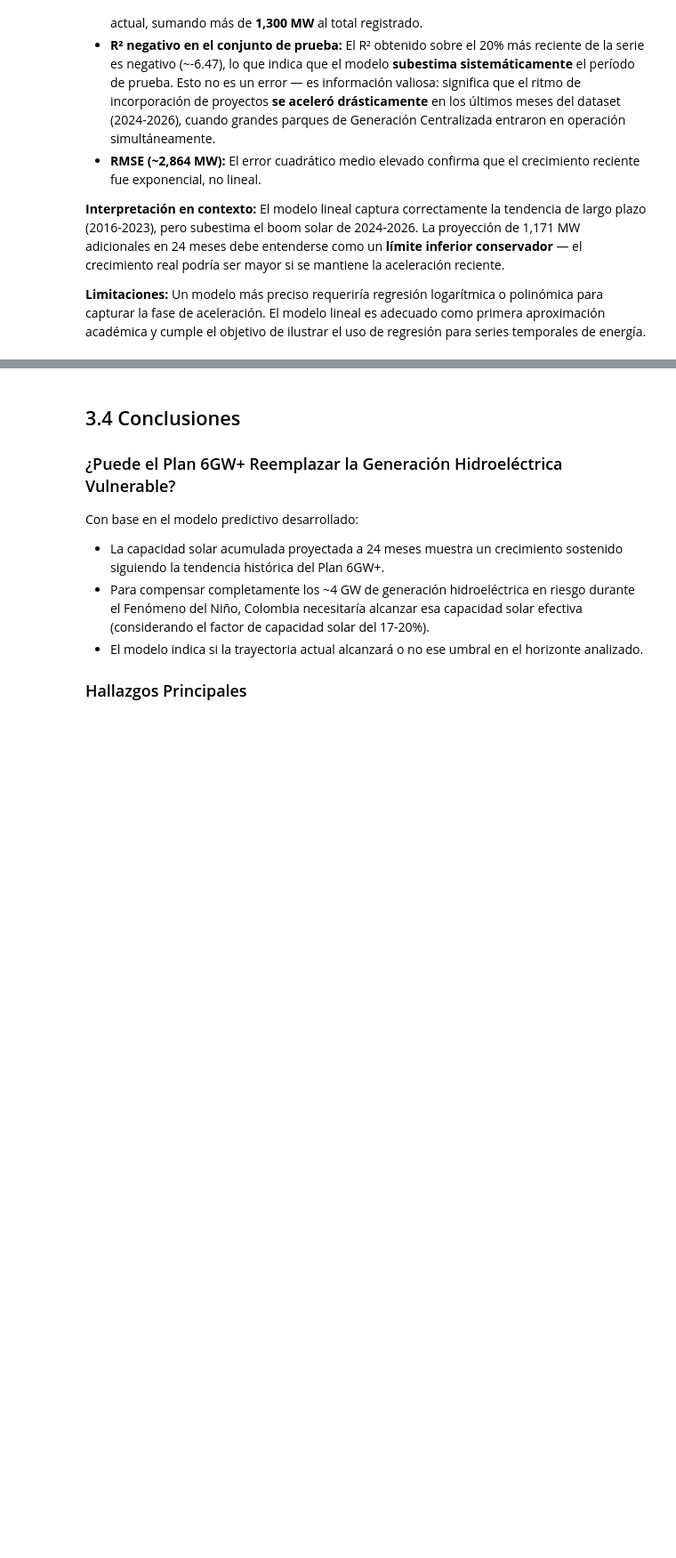
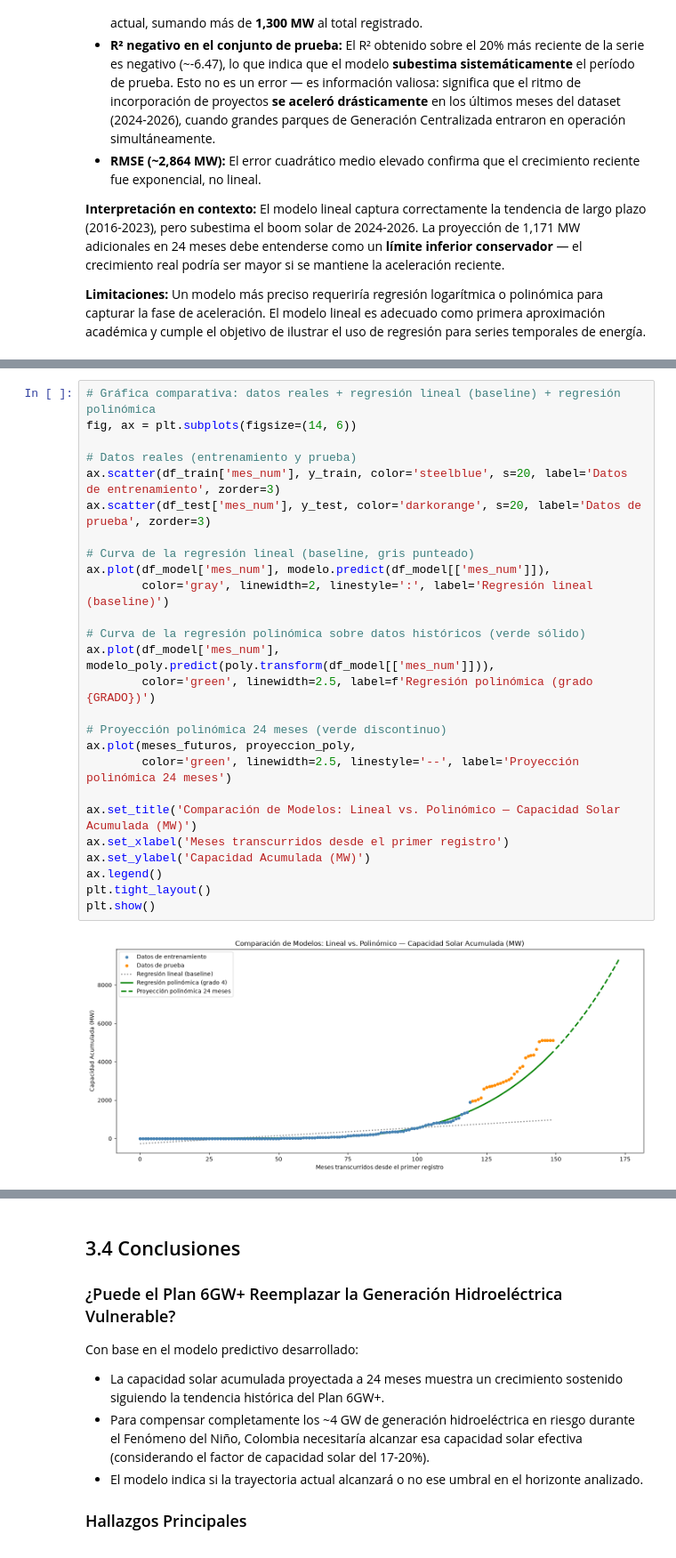
Before and after one commit to jlipsky14167/DataXperience, a Jupyter notebook: index.ipynb, the cells around one changed output, grey strips where cells are left out. Shown at 89% size. Saved outputs shown, nothing was run; the diff lists cells and outputs as text; blank space fills up the shorter version.

```diff
--- a/index.ipynb
+++ b/index.ipynb
@@ -445,0 +723,28 @@ El modelo de **regresión lineal** ajustado sobre la capacidad solar acumulada m
+# %%
+# Gráfica comparativa: datos reales + regresión lineal (baseline) + regresión polinómica
+fig, ax = plt.subplots(figsize=(14, 6))
+
+# Datos reales (entrenamiento y prueba)
+ax.scatter(df_train['mes_num'], y_train, color='steelblue', s=20, label='Datos de entrenamiento', zorder=3)
+ax.scatter(df_test['mes_num'], y_test, color='darkorange', s=20, label='Datos de prueba', zorder=3)
+
+# Curva de la regresión lineal (baseline, gris punteado)
+ax.plot(df_model['mes_num'], modelo.predict(df_model[['mes_num']]),
+        color='gray', linewidth=2, linestyle=':', label='Regresión lineal (baseline)')
+
+# Curva de la regresión polinómica sobre datos históricos (verde sólido)
+ax.plot(df_model['mes_num'], modelo_poly.predict(poly.transform(df_model[['mes_num']])),
+        color='green', linewidth=2.5, label=f'Regresión polinómica (grado {GRADO})')
+
+# Proyección polinómica 24 meses (verde discontinuo)
+ax.plot(meses_futuros, proyeccion_poly,
+        color='green', linewidth=2.5, linestyle='--', label='Proyección polinómica 24 meses')
+
+ax.set_title('Comparación de Modelos: Lineal vs. Polinómico — Capacidad Solar Acumulada (MW)')
+ax.set_xlabel('Meses transcurridos desde el primer registro')
+ax.set_ylabel('Capacidad Acumulada (MW)')
+ax.legend()
+plt.tight_layout()
+plt.show()
+# %% [output]
+[figure, added]
```
Also changed, not shown: parts of 28 cells of this notebook, 4 other files.
